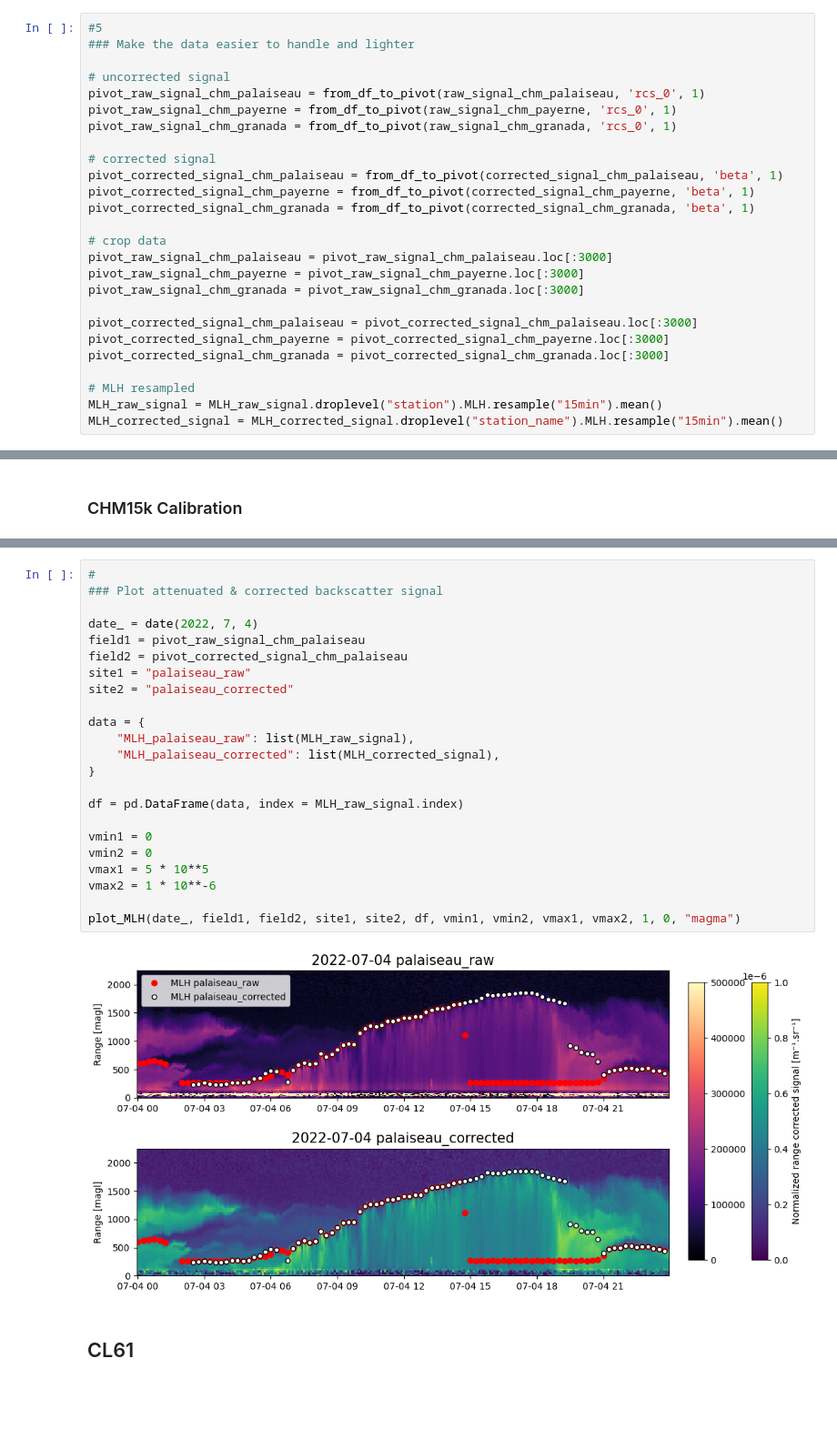
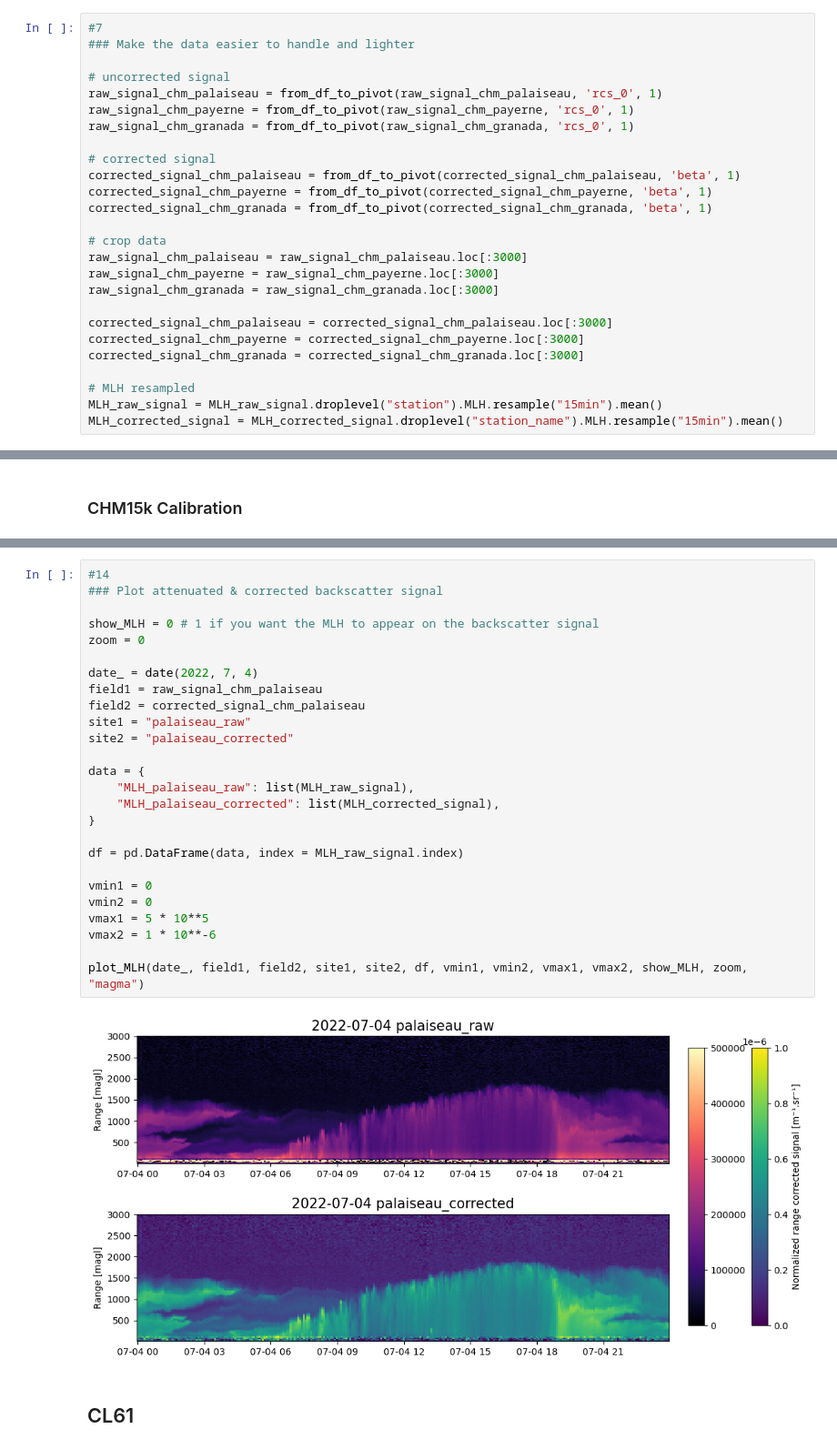
Before and after one commit to ACTRIS-CCRES/ALC-training-school, a Jupyter notebook: stratfinder_preprocessing.ipynb, the cells around one changed output, grey strips where cells are left out. Shown at 91% size. Drawn from its saved outputs; the diff is of its cells as text; blank space fills up the shorter version.

```diff
--- a/stratfinder_preprocessing.ipynb
+++ b/stratfinder_preprocessing.ipynb
@@ -109,25 +108,25 @@ MLH_corrected_CL51 = xr.open_mfdataset(f"{path_data}/eprofile_1a_LkarlovIcl51_v0
 # %%
-#5
+#7
 ### Make the data easier to handle and lighter
 
 # uncorrected signal
-pivot_raw_signal_chm_palaiseau = from_df_to_pivot(raw_signal_chm_palaiseau, 'rcs_0', 1)
-pivot_raw_signal_chm_payerne = from_df_to_pivot(raw_signal_chm_payerne, 'rcs_0', 1)
-pivot_raw_signal_chm_granada = from_df_to_pivot(raw_signal_chm_granada, 'rcs_0', 1)
+raw_signal_chm_palaiseau = from_df_to_pivot(raw_signal_chm_palaiseau, 'rcs_0', 1)
+raw_signal_chm_payerne = from_df_to_pivot(raw_signal_chm_payerne, 'rcs_0', 1)
+raw_signal_chm_granada = from_df_to_pivot(raw_signal_chm_granada, 'rcs_0', 1)
 
 # corrected signal
-pivot_corrected_signal_chm_palaiseau = from_df_to_pivot(corrected_signal_chm_palaiseau, 'beta', 1)
-pivot_corrected_signal_chm_payerne = from_df_to_pivot(corrected_signal_chm_payerne, 'beta', 1)
-pivot_corrected_signal_chm_granada = from_df_to_pivot(corrected_signal_chm_granada, 'beta', 1)
+corrected_signal_chm_palaiseau = from_df_to_pivot(corrected_signal_chm_palaiseau, 'beta', 1)
+corrected_signal_chm_payerne = from_df_to_pivot(corrected_signal_chm_payerne, 'beta', 1)
+corrected_signal_chm_granada = from_df_to_pivot(corrected_signal_chm_granada, 'beta', 1)
 
 # crop data
-pivot_raw_signal_chm_palaiseau = pivot_raw_signal_chm_palaiseau.loc[:3000]
-pivot_raw_signal_chm_payerne = pivot_raw_signal_chm_payerne.loc[:3000]
-pivot_raw_signal_chm_granada = pivot_raw_signal_chm_granada.loc[:3000]
+raw_signal_chm_palaiseau = raw_signal_chm_palaiseau.loc[:3000]
+raw_signal_chm_payerne = raw_signal_chm_payerne.loc[:3000]
+raw_signal_chm_granada = raw_signal_chm_granada.loc[:3000]
 
-pivot_corrected_signal_chm_palaiseau = pivot_corrected_signal_chm_palaiseau.loc[:3000]
-pivot_corrected_signal_chm_payerne = pivot_corrected_signal_chm_payerne.loc[:3000]
-pivot_corrected_signal_chm_granada = pivot_corrected_signal_chm_granada.loc[:3000]
+corrected_signal_chm_palaiseau = corrected_signal_chm_palaiseau.loc[:3000]
+corrected_signal_chm_payerne = corrected_signal_chm_payerne.loc[:3000]
+corrected_signal_chm_granada = corrected_signal_chm_granada.loc[:3000]
 
 # MLH resampled
 MLH_raw_signal = MLH_raw_signal.droplevel("station").MLH.resample("15min").mean()
@@ -290,27 +307,30 @@ plt.show()
 # %%
-#
+#14
 ### Plot attenuated & corrected backscatter signal
 
+show_MLH = 0 # 1 if you want the MLH to appear on the backscatter signal
+zoom = 0
+
 date_ = date(2022, 7, 4)
-field1 = pivot_raw_signal_chm_palaiseau
-field2 = pivot_corrected_signal_chm_palaiseau
+field1 = raw_signal_chm_palaiseau
+field2 = corrected_signal_chm_palaiseau
 site1 = "palaiseau_raw"
 site2 = "palaiseau_corrected"
 
 data = {
     "MLH_palaiseau_raw": list(MLH_raw_signal),
     "MLH_palaiseau_corrected": list(MLH_corrected_signal),
 }
 
 df = pd.DataFrame(data, index = MLH_raw_signal.index)
 
 vmin1 = 0
 vmin2 = 0
 vmax1 = 5 * 10**5
 vmax2 = 1 * 10**-6
 
-plot_MLH(date_, field1, field2, site1, site2, df, vmin1, vmin2, vmax1, vmax2, 1, 0, "magma")
+plot_MLH(date_, field1, field2, site1, site2, df, vmin1, vmin2, vmax1, vmax2, show_MLH, zoom, "magma")
 # %% [output]
-[figure, old version]
+[figure, new version]
 # %% [markdown]
 ## CL61
```
Also changed, not shown: parts of 39 cells of this notebook, 1 other file.
